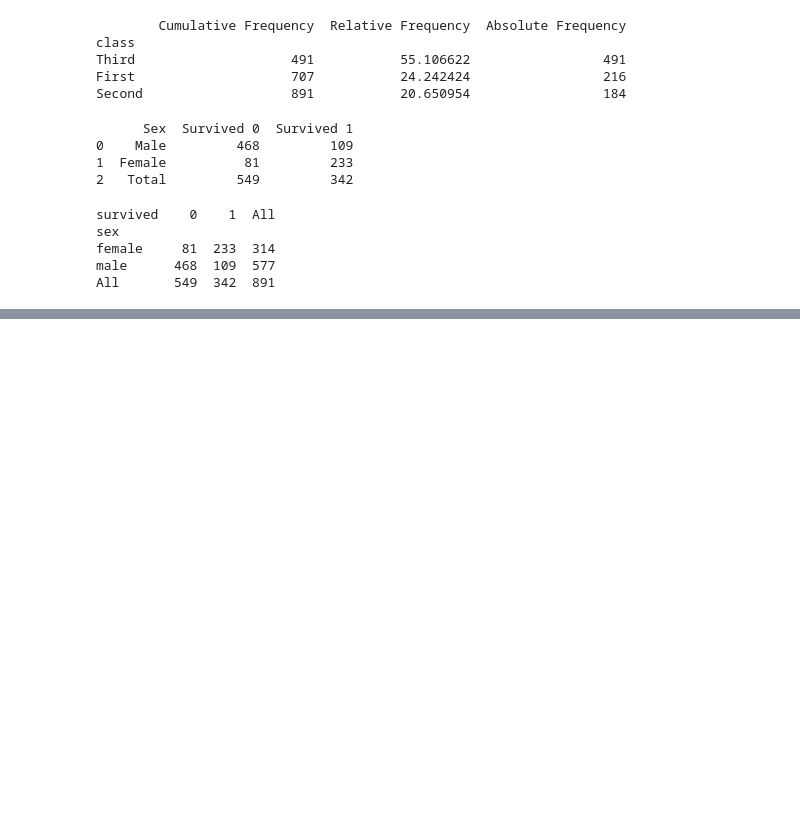
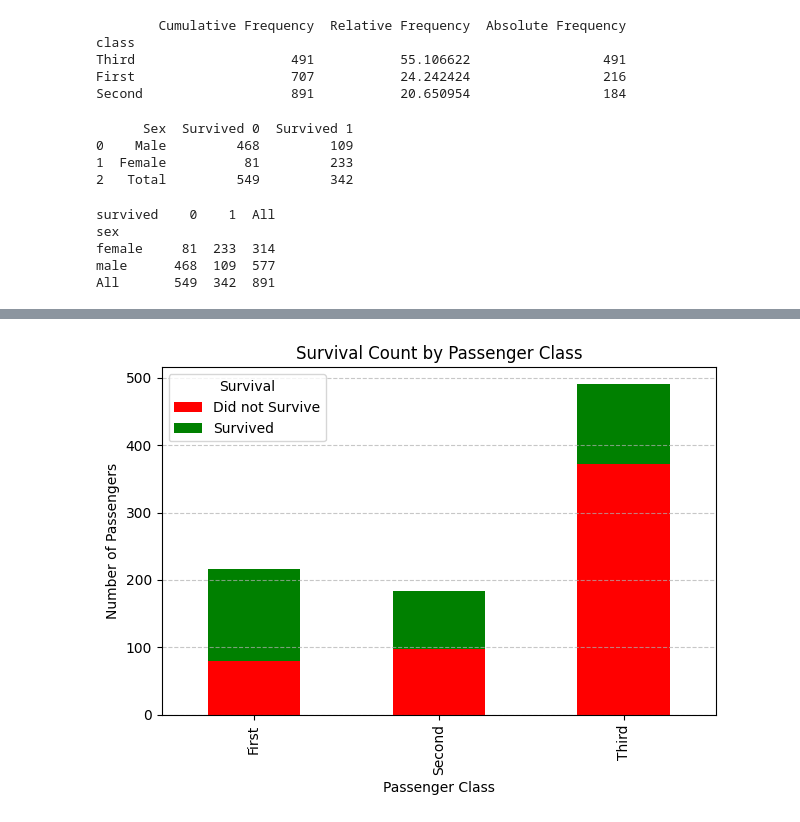
Before and after one commit to merajsiddieque/DS-LAB, a Jupyter notebook: DS_Lab1.ipynb, the cells around one changed output, grey strips where cells are left out. Cells and saved outputs as stored; diff of their text form; code cells hidden in the pictures; blank space fills up the shorter version.

```diff
--- a/DS_Lab1.ipynb
+++ b/DS_Lab1.ipynb
@@ -70,0 +126,20 @@ All       549  342  891
+# %%
+
+# Create a contingency table: class vs survived
+survival_by_class = pd.crosstab(df['class'], df['survived'])
+
+# Normalize to get survival rate percentages (optional for insight)
+survival_by_class_norm = survival_by_class.div(survival_by_class.sum(axis=1), axis=0)
+# %%
+# Stacked bar chart
+survival_by_class.plot(kind='bar', stacked=True, color=['red', 'green'])
+
+plt.title('Survival Count by Passenger Class')
+plt.xlabel('Passenger Class')
+plt.ylabel('Number of Passengers')
+plt.legend(['Did not Survive', 'Survived'], title='Survival')
+plt.grid(axis='y', linestyle='--', alpha=0.7)
+plt.tight_layout()
+plt.show()
+# %% [output]
+[figure, added]
```
Also changed, not shown: parts of 7 cells of this notebook.
